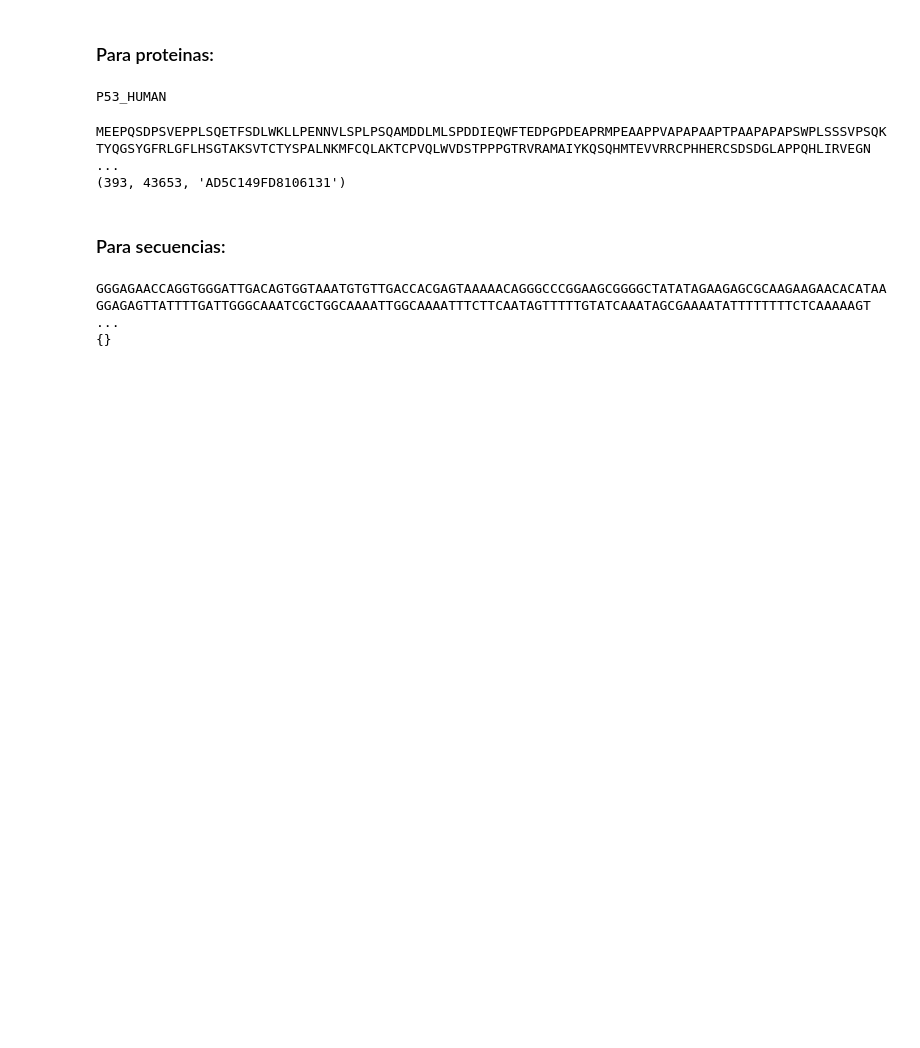
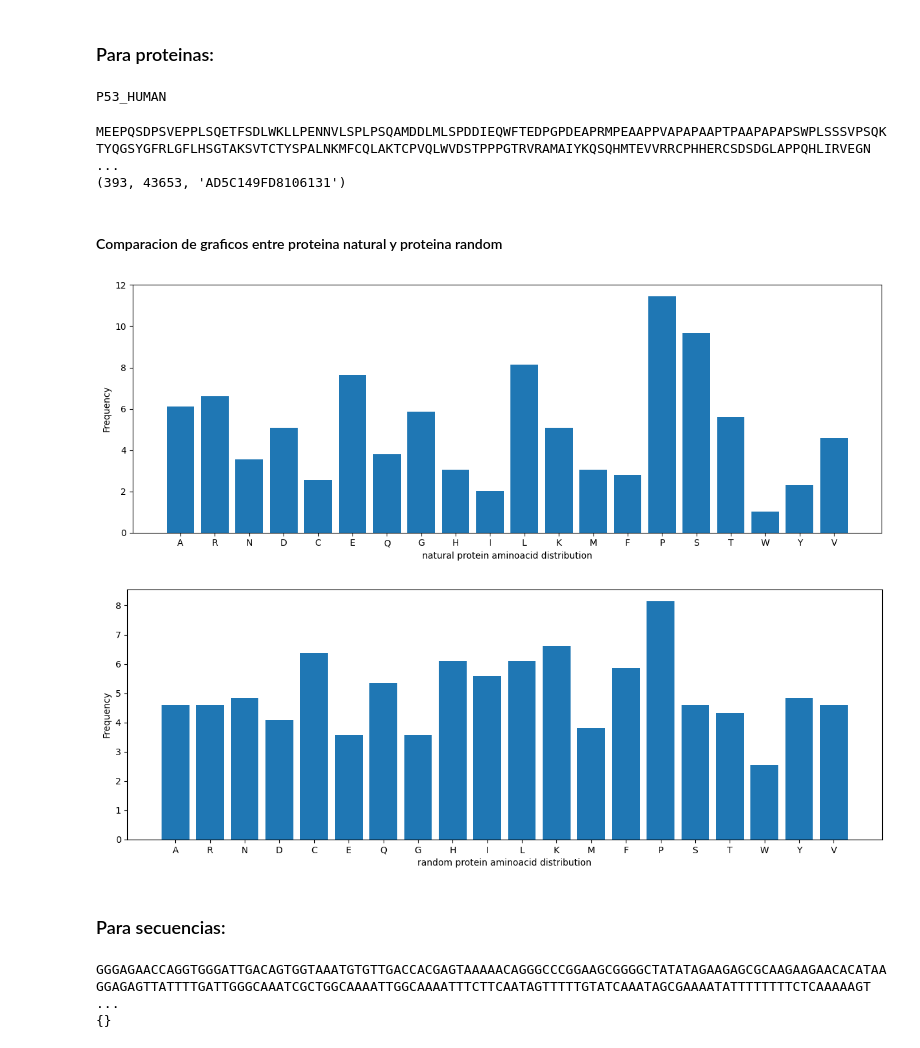
Before and after one commit to agusscarmu/Advanced_Bioinformatic, a Jupyter notebook: TP1.ipynb, the cells around one changed output. Saved outputs shown, nothing was run; the diff lists cells and outputs as text; code cells hidden in the pictures; blank space fills up the shorter version.

```diff
--- a/TP1.ipynb
+++ b/TP1.ipynb
@@ -287,4 +305,13 @@ MEEPQSDPSVEPPLSQETFSDLWKLLPENNVLSPLPSQAMDDLMLSPDDIEQWFTEDPGPDEAPRMPEAAPPVAPAPAAP
 (393, 43653, 'AD5C149FD8106131')
+# %% [markdown]
+#### Comparacion de graficos entre proteina natural y proteina random
+# %%
+my_random_protein = generate_seq_protein(len(record.sequence))
+plot_histogram(record.sequence,"aminoacids",xsize=15,xlabel="natural protein aminoacid distribution")
+plot_histogram(my_random_protein,"aminoacids",xsize=15,xlabel="random protein aminoacid distribution")
+# %% [output]
+[figure, added]
+[figure, added]
 # %% [markdown]
 ### Para secuencias:
 # %%
```
Also changed, not shown: parts of 20 cells of this notebook.
